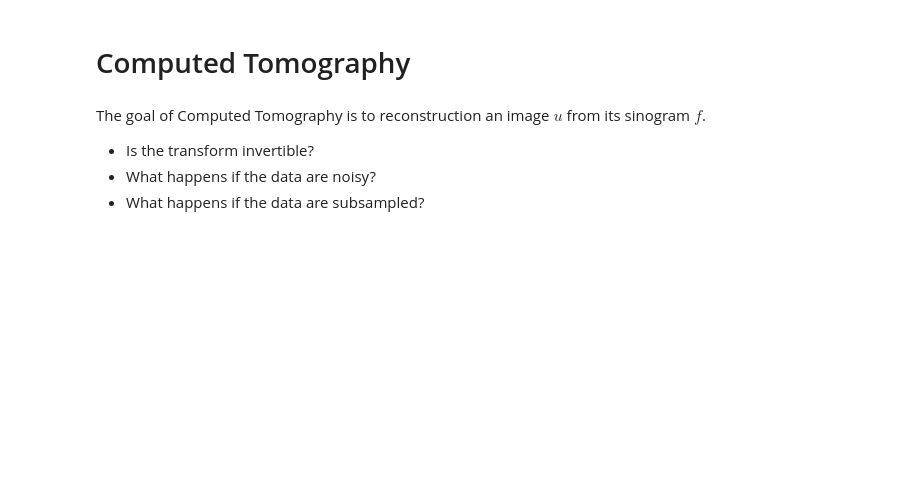
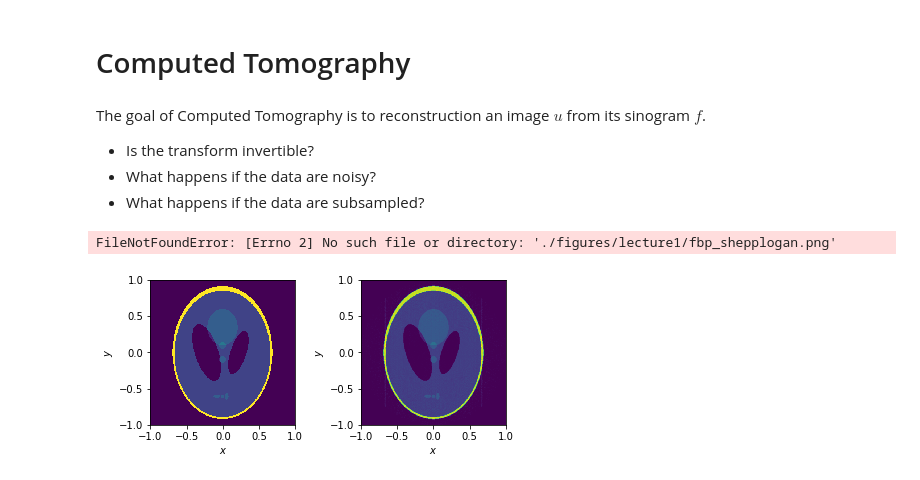
Before and after one commit to TristanvanLeeuwen/InleidingSC2-CT, a Jupyter notebook: lectures/lecture1.ipynb, the cells around one changed output. Drawn from its saved outputs; the diff is of its cells as text; code cells hidden in the pictures; blank space fills up the shorter version.

Commit message:
update lecture 1

```diff
--- a/lectures/lecture1.ipynb
+++ b/lectures/lecture1.ipynb
@@ -223,3 +237,41 @@ The goal of Computed Tomography is to reconstruction an image $u$ from its sinog
 * Is the transform invertible?
 * What happens if the data are noisy?
 * What happens if the data are subsampled?
+# %%
+import numpy as np
+import matplotlib.pyplot as plt
+from skimage.transform import radon, iradon
+from skimage.data import shepp_logan_phantom
+
+# settings
+nx = 400
+theta = np.linspace(0., 180., nx)
+
+# phantom
+u = shepp_logan_phantom()
+
+# sinogram
+f = radon(u, theta=theta)
+
+# reconstruction
+u_fbp = iradon(f,theta=theta)
+
+# plot
+fig,ax = plt.subplots(1,2)
+
+ax[0].imshow(u,extent=(-1,1,-1,1),vmin=0)
+ax[0].set_xlabel(r'$x$')
+ax[0].set_ylabel(r'$y$')
+ax[0].set_aspect(1)
+
+ax[1].imshow(u_fbp,extent=(-1,1,-1,1),vmin=0)
+ax[1].set_xlabel(r'$x$')
+ax[1].set_ylabel(r'$y$')
+ax[1].set_aspect(1)
+
+fig.tight_layout()
+
+plt.savefig('./figures/lecture1/fbp_shepplogan.png',dpi=300)
+# %% [output]
+FileNotFoundError: [Errno 2] No such file or directory: './figures/lecture1/fbp_shepplogan.png'
+[figure, added]
```
Also changed, not shown: parts of 4 cells of this notebook, 6 other files.
